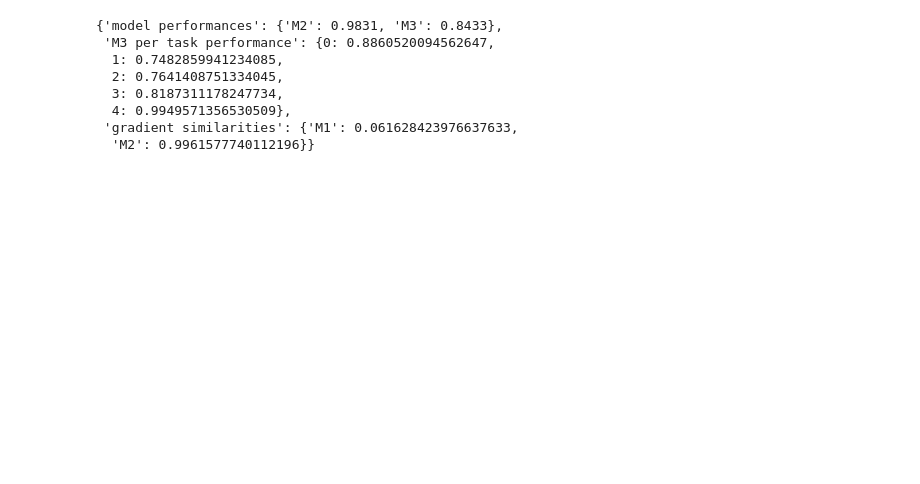
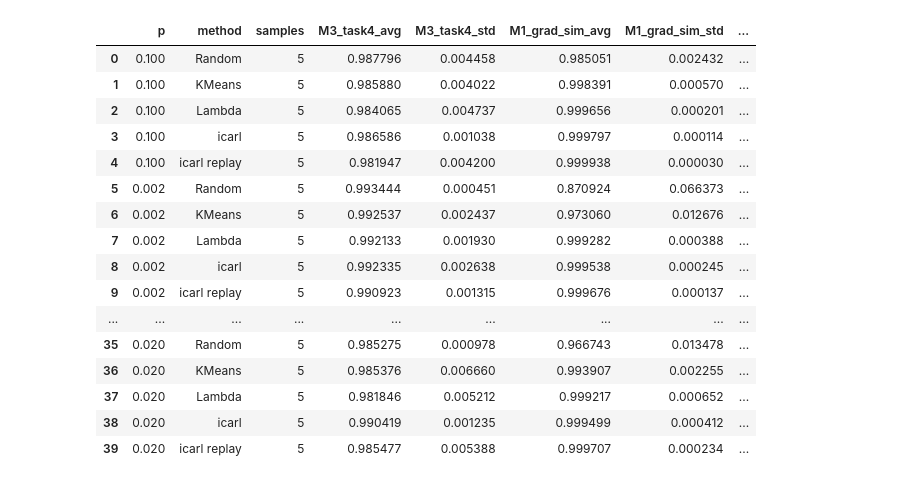
Before and after one commit to ewang26/continual-learning, a Jupyter notebook: plots.ipynb, the cells around one changed output. Saved outputs shown, nothing was run; the diff lists cells and outputs as text; code cells hidden in the pictures; blank space fills up the shorter version.

```diff
--- a/plots.ipynb
+++ b/plots.ipynb
@@ -60,12 +42,0 @@ results
-# %%
-methods = ["RandomMemorySetManager memory selection", "KMeansMemorySetManager memory selection", "LambdaMemorySetManager memory selection", "GSSMemorySetManager memory selection"]
-method_names = ["Random", "KMeans", "Lambda", "GSS"]
-# %% [output]
-{'model performances': {'M2': 0.9831, 'M3': 0.8433},
- 'M3 per task performance': {0: 0.8860520094562647,
-  1: 0.7482859941234085,
-  2: 0.7641408751334045,
-  3: 0.8187311178247734,
-  4: 0.9949571356530509},
- 'gradient similarities': {'M1': 0.061628423976637633,
-  'M2': 0.9961577740112196}}
@@ -71,0 +104,21 @@ method_names = ["Random", "KMeans", "Lambda", "GSS"]
+# %%
+aggregated_results = aggregate_results(results)
+aggregated_results
+# %% [output]
+|  | p | method | samples | M3_task4_avg | M3_task4_std | M1_grad_sim_avg | M1_grad_sim_std | ... |
+| 0 | 0.100 | Random | 5 | 0.987796 | 0.004458 | 0.985051 | 0.002432 | ... |
+| 1 | 0.100 | KMeans | 5 | 0.985880 | 0.004022 | 0.998391 | 0.000570 | ... |
+| 2 | 0.100 | Lambda | 5 | 0.984065 | 0.004737 | 0.999656 | 0.000201 | ... |
+| 3 | 0.100 | icarl | 5 | 0.986586 | 0.001038 | 0.999797 | 0.000114 | ... |
+| 4 | 0.100 | icarl replay | 5 | 0.981947 | 0.004200 | 0.999938 | 0.000030 | ... |
+| 5 | 0.002 | Random | 5 | 0.993444 | 0.000451 | 0.870924 | 0.066373 | ... |
+| 6 | 0.002 | KMeans | 5 | 0.992537 | 0.002437 | 0.973060 | 0.012676 | ... |
+| 7 | 0.002 | Lambda | 5 | 0.992133 | 0.001930 | 0.999282 | 0.000388 | ... |
+| 8 | 0.002 | icarl | 5 | 0.992335 | 0.002638 | 0.999538 | 0.000245 | ... |
+| 9 | 0.002 | icarl replay | 5 | 0.990923 | 0.001315 | 0.999676 | 0.000137 | ... |
+| ... | ... | ... | ... | ... | ... | ... | ... | ... |
+| 35 | 0.020 | Random | 5 | 0.985275 | 0.000978 | 0.966743 | 0.013478 | ... |
+| 36 | 0.020 | KMeans | 5 | 0.985376 | 0.006660 | 0.993907 | 0.002255 | ... |
+| 37 | 0.020 | Lambda | 5 | 0.981846 | 0.005212 | 0.999217 | 0.000652 | ... |
+| 38 | 0.020 | icarl | 5 | 0.990419 | 0.001235 | 0.999499 | 0.000412 | ... |
+| 39 | 0.020 | icarl replay | 5 | 0.985477 | 0.005388 | 0.999707 | 0.000234 | ... |
```
Also changed, not shown: parts of 12 cells of this notebook, 8 other files.
